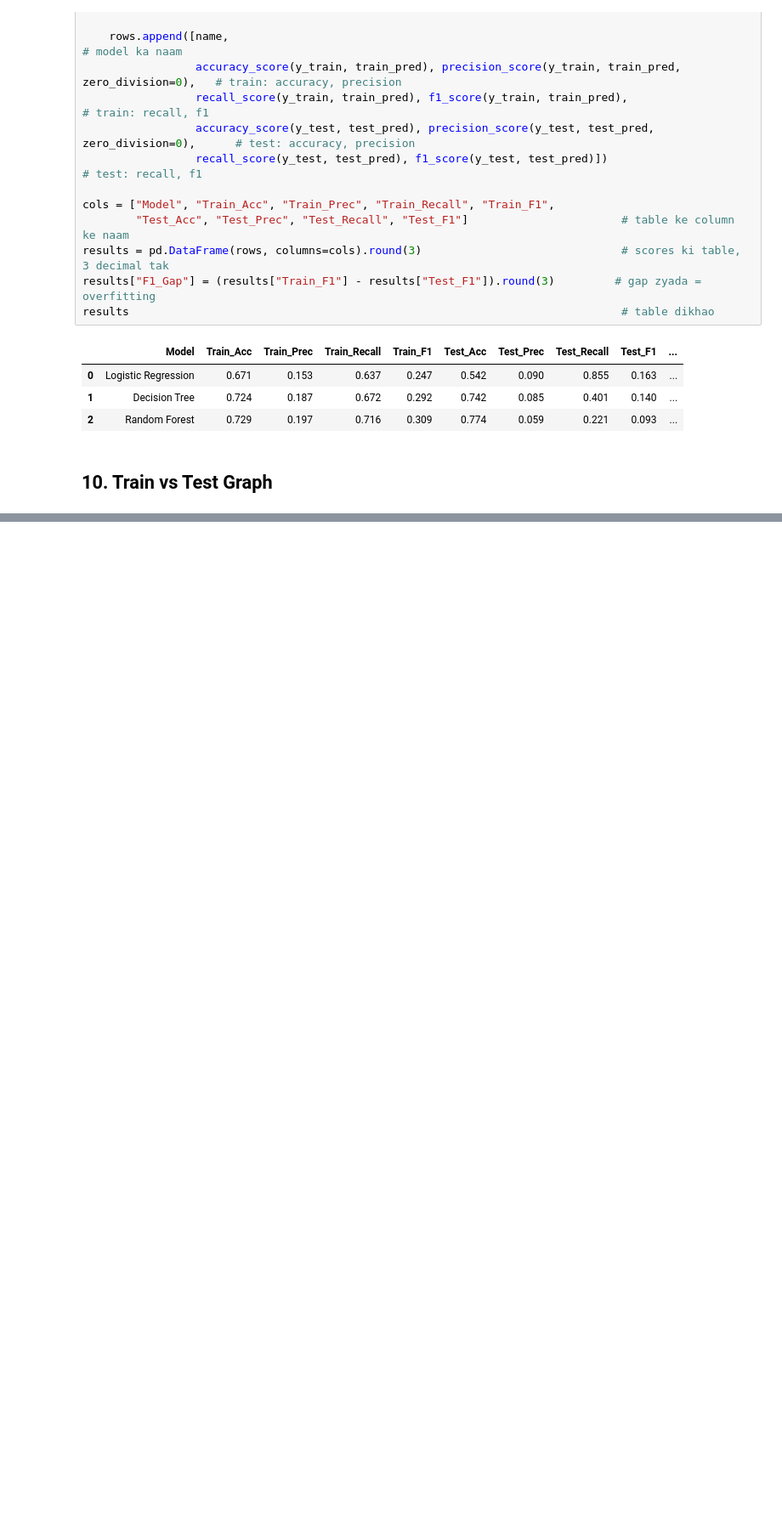
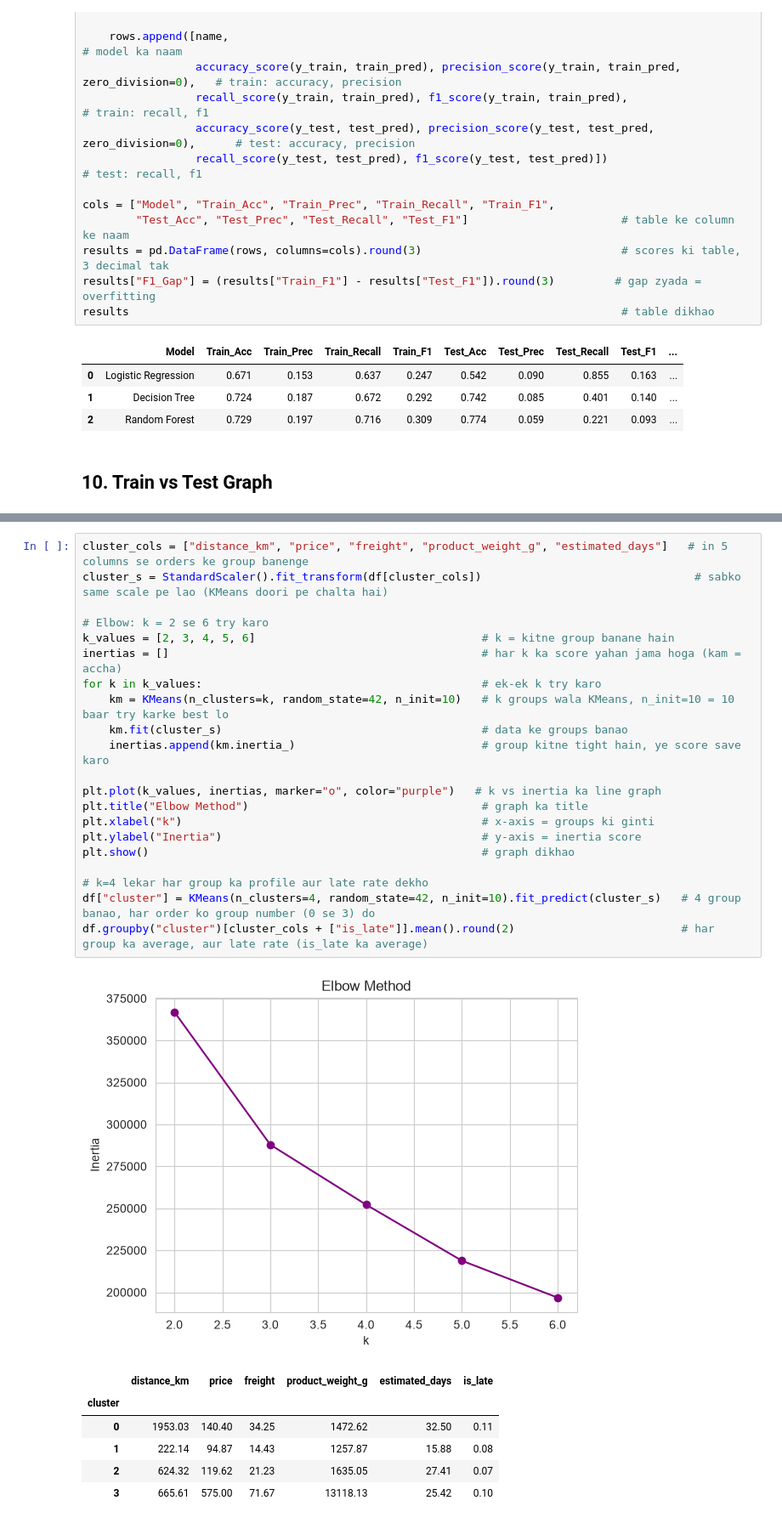
Before and after one commit to paramcgwala-crypto/param_pythonand_ml_turtle_graphic_proper_notation, a Jupyter notebook: basic_Tradition_programing_python/Ml_new_Project_omly_for_prctice/olist_project_folder/olist_cutomers_dataset.ipynb, the cells around one changed output, grey strips where cells are left out. Shown at 85% size. Saved outputs shown, nothing was run; the diff lists cells and outputs as text; blank space fills up the shorter version.

Commit message:
olist_customer_datset_elbow_method_cluster_method_practice

```diff
--- a/basic_Tradition_programing_python/Ml_new_Project_omly_for_prctice/olist_project_folder/olist_cutomers_dataset.ipynb
+++ b/basic_Tradition_programing_python/Ml_new_Project_omly_for_prctice/olist_project_folder/olist_cutomers_dataset.ipynb
@@ -306,0 +340,29 @@ plt.show()
+# %%
+cluster_cols = ["distance_km", "price", "freight", "product_weight_g", "estimated_days"]   # in 5 columns se orders ke group banenge
+cluster_s = StandardScaler().fit_transform(df[cluster_cols])                                # sabko same scale pe lao (KMeans doori pe chalta hai)
+
+# Elbow: k = 2 se 6 try karo
+k_values = [2, 3, 4, 5, 6]                                  # k = kitne group banane hain
+inertias = []                                               # har k ka score yahan jama hoga (kam = accha)
+for k in k_values:                                          # ek-ek k try karo
+    km = KMeans(n_clusters=k, random_state=42, n_init=10)   # k groups wala KMeans, n_init=10 = 10 baar try karke best lo
+    km.fit(cluster_s)                                       # data ke groups banao
+    inertias.append(km.inertia_)                            # group kitne tight hain, ye score save karo
+
+plt.plot(k_values, inertias, marker="o", color="purple")   # k vs inertia ka line graph
+plt.title("Elbow Method")                                   # graph ka title
+plt.xlabel("k")                                             # x-axis = groups ki ginti
+plt.ylabel("Inertia")                                       # y-axis = inertia score
+plt.show()                                                  # graph dikhao
+
+# k=4 lekar har group ka profile aur late rate dekho
+df["cluster"] = KMeans(n_clusters=4, random_state=42, n_init=10).fit_predict(cluster_s)   # 4 group banao, har order ko group number (0 se 3) do
+df.groupby("cluster")[cluster_cols + ["is_late"]].mean().round(2)                         # har group ka average, aur late rate (is_late ka average)
+# %% [output]
+[figure, added]
+|  | distance_km | price | freight | product_weight_g | estimated_days | is_late |
+| cluster |  |  |  |  |  |  |
+| 0 | 1953.03 | 140.40 | 34.25 | 1472.62 | 32.50 | 0.11 |
+| 1 | 222.14 | 94.87 | 14.43 | 1257.87 | 15.88 | 0.08 |
+| 2 | 624.32 | 119.62 | 21.23 | 1635.05 | 27.41 | 0.07 |
+| 3 | 665.61 | 575.00 | 71.67 | 13118.13 | 25.42 | 0.10 |
```
Also changed, not shown: parts of 4 cells of this notebook.
